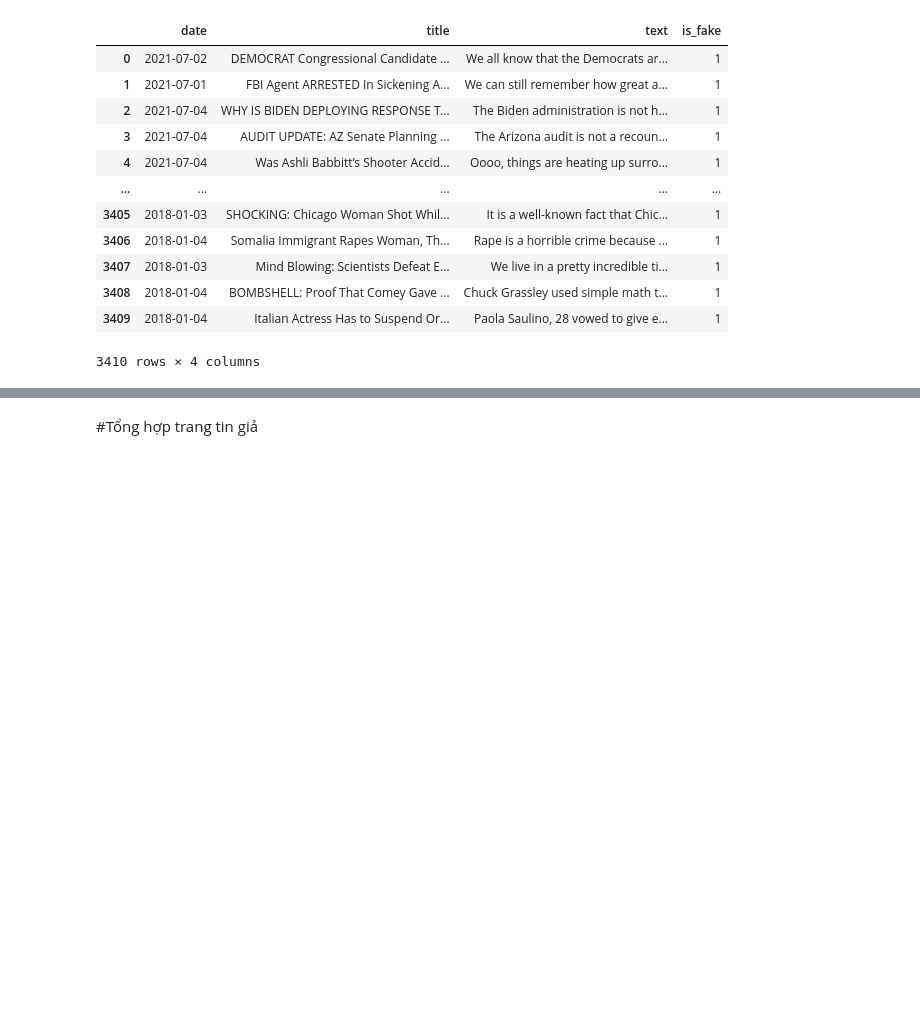
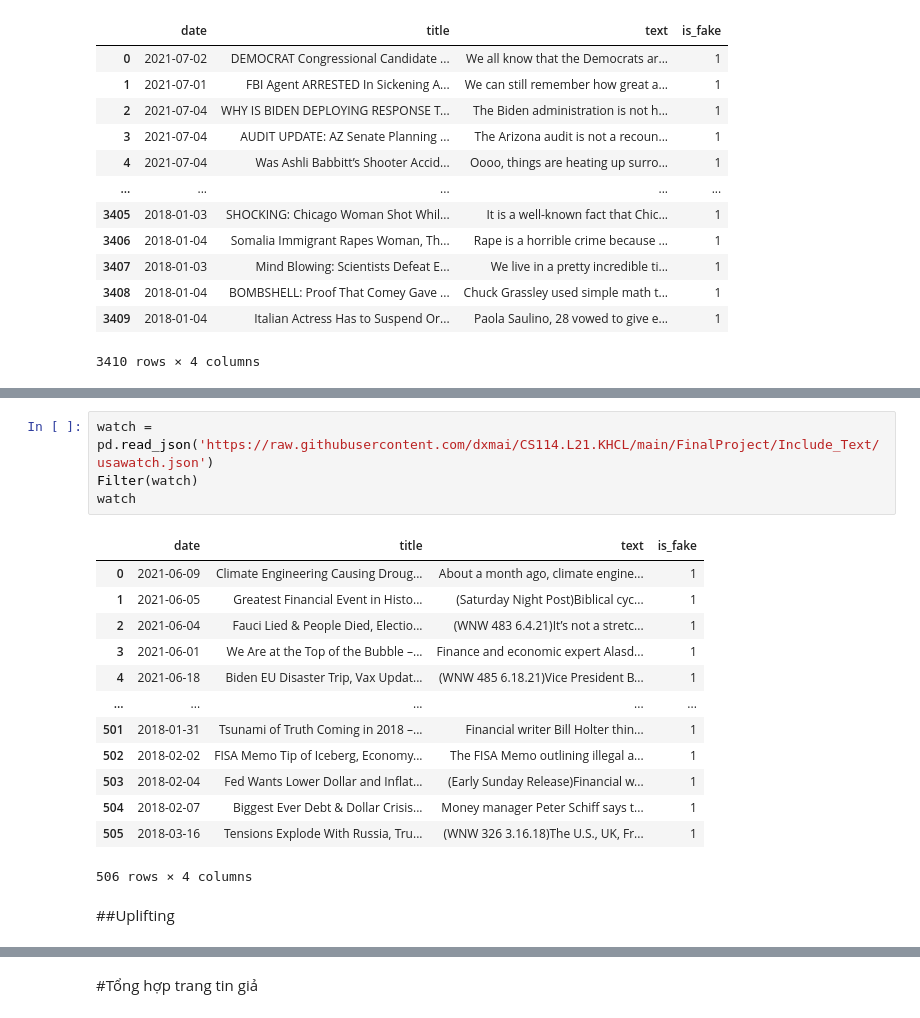
Before and after one commit to dxmai/CS114.L21.KHCL, a Jupyter notebook: FinalProject/FinalProject_FakeNews_CollectData.ipynb, the cells around one changed output, grey strips where cells are left out. Drawn from its saved outputs; the diff is of its cells as text; blank space fills up the shorter version.

```diff
--- a/FinalProject/FinalProject_FakeNews_CollectData.ipynb
+++ b/FinalProject/FinalProject_FakeNews_CollectData.ipynb
@@ -1536,0 +1690,20 @@ three
+# %%
+watch = pd.read_json('https://raw.githubusercontent.com/dxmai/CS114.L21.KHCL/main/FinalProject/Include_Text/usawatch.json')
+Filter(watch)
+watch
+# %% [output]
+|  | date | title | text | is_fake |
+| 0 | 2021-06-09 | Climate Engineering Causing Droug... | About a month ago, climate engine... | 1 |
+| 1 | 2021-06-05 | Greatest Financial Event in Histo... | (Saturday Night Post)Biblical cyc... | 1 |
+| 2 | 2021-06-04 | Fauci Lied & People Died, Electio... | (WNW 483 6.4.21)It’s not a stretc... | 1 |
+| 3 | 2021-06-01 | We Are at the Top of the Bubble –... | Finance and economic expert Alasd... | 1 |
+| 4 | 2021-06-18 | Biden EU Disaster Trip, Vax Updat... | (WNW 485 6.18.21)Vice President B... | 1 |
+| ... | ... | ... | ... | ... |
+| 501 | 2018-01-31 | Tsunami of Truth Coming in 2018 –... | Financial writer Bill Holter thin... | 1 |
+| 502 | 2018-02-02 | FISA Memo Tip of Iceberg, Economy... | The FISA Memo outlining illegal a... | 1 |
+| 503 | 2018-02-04 | Fed Wants Lower Dollar and Inflat... | (Early Sunday Release)Financial w... | 1 |
+| 504 | 2018-02-07 | Biggest Ever Debt & Dollar Crisis... | Money manager Peter Schiff says t... | 1 |
+| 505 | 2018-03-16 | Tensions Explode With Russia, Tru... | (WNW 326 3.16.18)The U.S., UK, Fr... | 1 |
+506 rows × 4 columns
+# %% [markdown]
+##Uplifting
```
Also changed, not shown: parts of 17 cells of this notebook.
